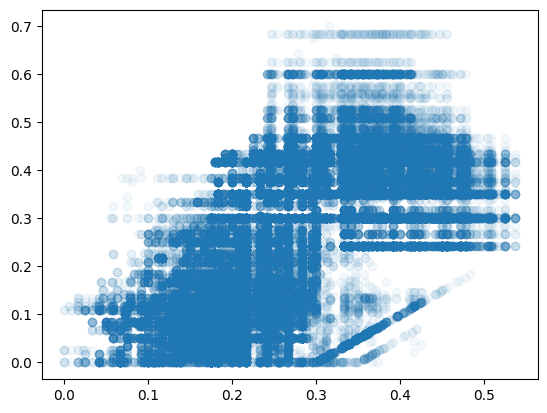
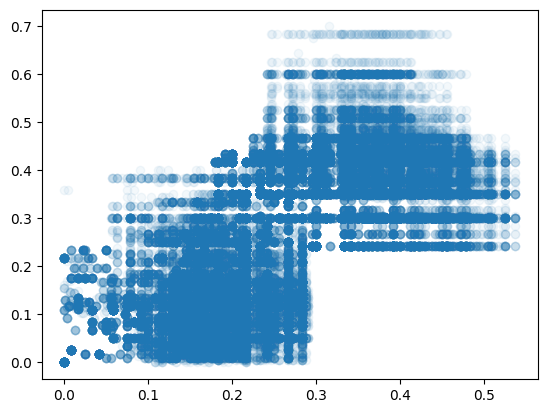
Unified diff of the notebook cell whose output changed from the first chart to the second:
--- before
+++ after
@@ -1,3 +1,3 @@
 import matplotlib.pyplot as plt
-plt.scatter(np.array(isol),np.array(comm),alpha=0.05)
+plt.scatter(np.array(move),np.array(comm),alpha=0.05)
 plt.show()

Commit: Test with two_route_trafficlight network (TRY + traffic light)